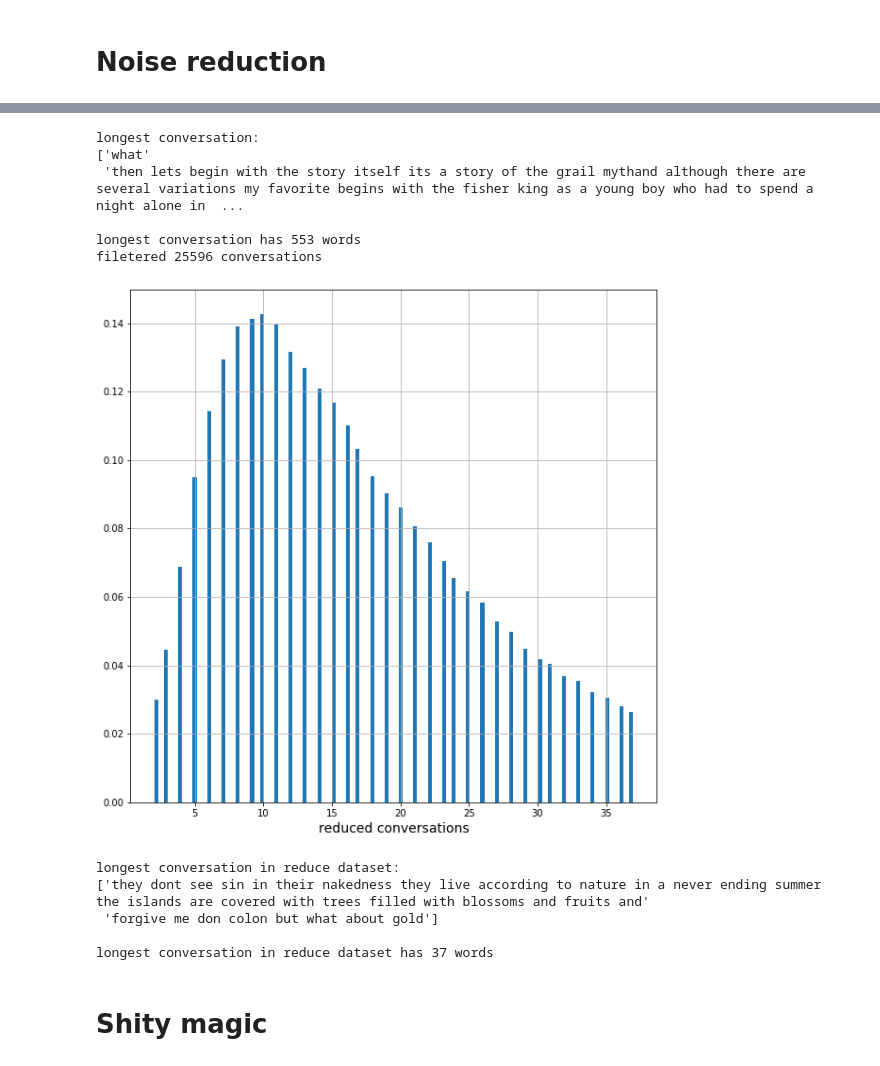
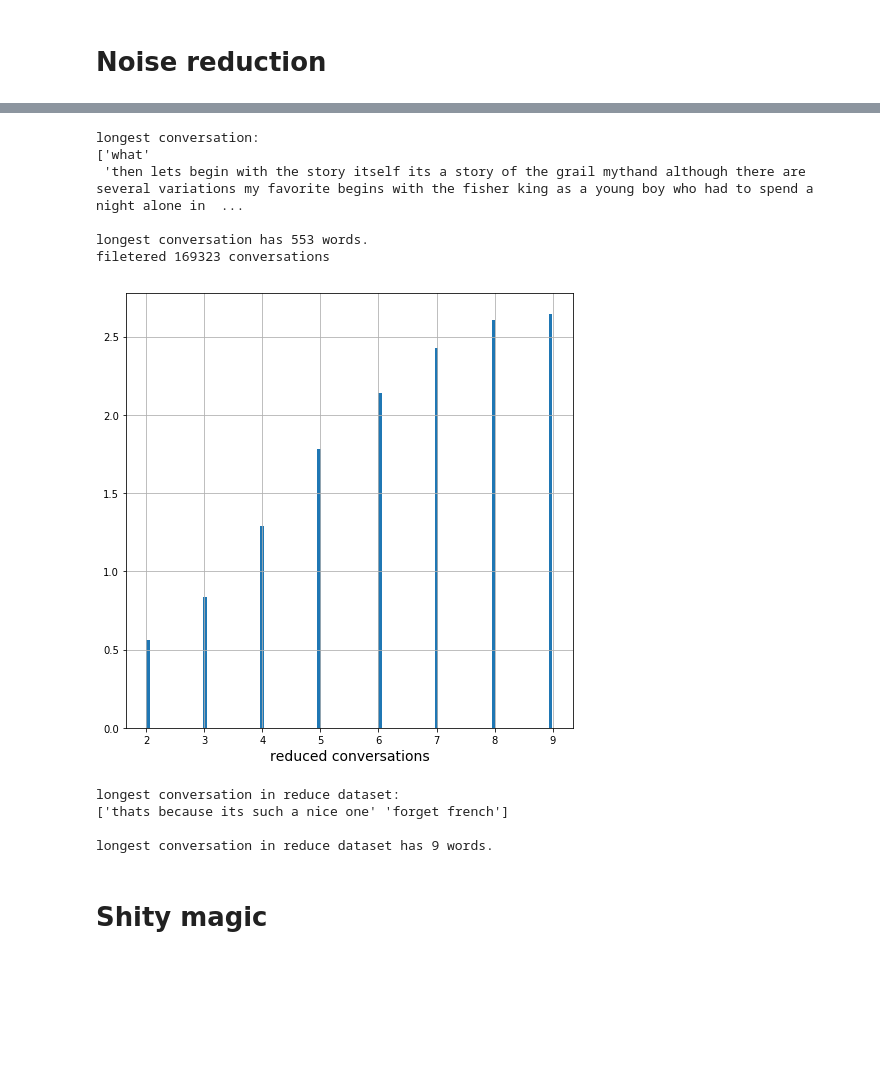
Before and after one commit to MartinBrisiak/seq2seq, a Jupyter notebook: sequential.ipynb, the cells around one changed output, grey strips where cells are left out. Saved outputs shown, nothing was run; the diff lists cells and outputs as text; code cells hidden in the pictures; blank space fills up the shorter version.

Commit message:
shorter max allowed sentence lenght, letting the model to overfit, modified inference

```diff
--- a/sequential.ipynb
+++ b/sequential.ipynb
@@ -154,7 +156,7 @@ plt.show()
 longest_converastion = conversations_pairs[np.array([len(question.split(' ')) + len(answer.split(' ')) for question, answer in conversations_pairs]).argmax()]
 print("longest conversation: \n{}\n".format(longest_converastion))
 print("longest conversation has {} words.".format(len(longest_converastion[0].split(' ')) + len(longest_converastion[1].split(' '))))
-max_conversation_lenght = 38  # maximum alowed converastion lenght in words
+max_conversation_lenght = 10  # maximum alowed converastion lenght in words
 clensed_conversations = np.array([conversation_pair for conversation_pair in conversations_pairs  if (len(conversation_pair[0].split(' ')) + len(conversation_pair[1].split(' '))) < max_conversation_lenght])
 print("filetered {} conversations\n".format(len(conversations_pairs) - len(clensed_conversations)))
 
@@ -173,15 +175,14 @@ print("longest conversation in reduce dataset has {} words.".format(len(longest_
 longest conversation:
 ['what'
  'then lets begin with the story itself its a story of the grail mythand although there are several variations my favorite begins with the fisher king as a young boy who had to spend a night alone in  ...
 
-longest conversation has 553 words
-filetered 25596 conversations
+longest conversation has 553 words.
+filetered 169323 conversations
-[figure, old version]
+[figure, new version]
 longest conversation in reduce dataset:
-['they dont see sin in their nakedness they live according to nature in a never ending summer the islands are covered with trees filled with blossoms and fruits and'
- 'forgive me don colon but what about gold']
+['thats because its such a nice one' 'forget french']
 
-longest conversation in reduce dataset has 37 words
+longest conversation in reduce dataset has 9 words.
 # %% [markdown]
 # Shity magic
 # %%
```
Also changed, not shown: parts of 5 cells of this notebook.
